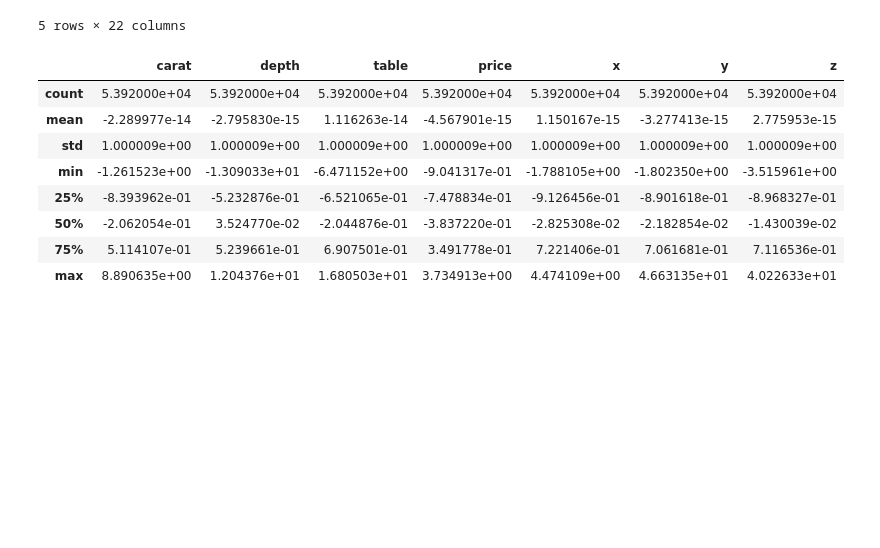
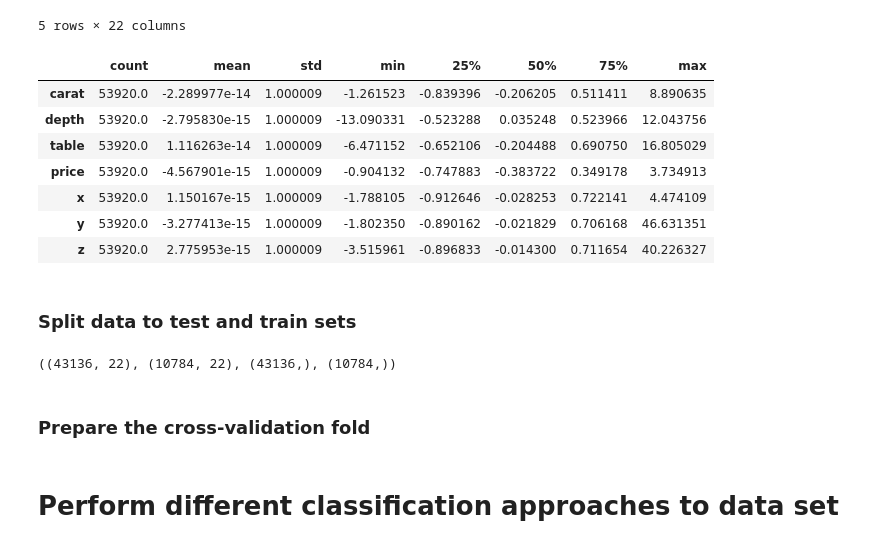
Before and after one commit to LuGeorgiev/Python-SoftUni, a Jupyter notebook: MachineLearning/15.Exam/Exam 15.11.2020 Lyubomir Georgiev.ipynb, the cells around one changed output. Cells and saved outputs as stored; diff of their text form; code cells hidden in the pictures; blank space fills up the shorter version.

```diff
--- a/MachineLearning/15.Exam/Exam 15.11.2020 Lyubomir Georgiev.ipynb
+++ b/MachineLearning/15.Exam/Exam 15.11.2020 Lyubomir Georgiev.ipynb
@@ -160,14 +177,26 @@ diamonds_features.head()
 | 4 | -1.029353 | 1.082501 | 0.243131 | -0.901875 | -1.243176 | -1.214690 | -1.124583 | 0 | 0 | 0 | ... | ... |
 5 rows × 22 columns
 # %%
-diamonds_features[['carat', 'depth', 'table', 'price', 'x', 'y', 'z']].describe()
+diamonds_features[['carat', 'depth', 'table', 'price', 'x', 'y', 'z']].describe().T
 # %% [output]
-|  | carat | depth | table | price | x | y | z |
-| count | 5.392000e+04 | 5.392000e+04 | 5.392000e+04 | 5.392000e+04 | 5.392000e+04 | 5.392000e+04 | 5.392000e+04 |
-| mean | -2.289977e-14 | -2.795830e-15 | 1.116263e-14 | -4.567901e-15 | 1.150167e-15 | -3.277413e-15 | 2.775953e-15 |
-| std | 1.000009e+00 | 1.000009e+00 | 1.000009e+00 | 1.000009e+00 | 1.000009e+00 | 1.000009e+00 | 1.000009e+00 |
-| min | -1.261523e+00 | -1.309033e+01 | -6.471152e+00 | -9.041317e-01 | -1.788105e+00 | -1.802350e+00 | -3.515961e+00 |
-| 25% | -8.393962e-01 | -5.232876e-01 | -6.521065e-01 | -7.478834e-01 | -9.126456e-01 | -8.901618e-01 | -8.968327e-01 |
-| 50% | -2.062054e-01 | 3.524770e-02 | -2.044876e-01 | -3.837220e-01 | -2.825308e-02 | -2.182854e-02 | -1.430039e-02 |
-| 75% | 5.114107e-01 | 5.239661e-01 | 6.907501e-01 | 3.491778e-01 | 7.221406e-01 | 7.061681e-01 | 7.116536e-01 |
-| max | 8.890635e+00 | 1.204376e+01 | 1.680503e+01 | 3.734913e+00 | 4.474109e+00 | 4.663135e+01 | 4.022633e+01 |
+|  | count | mean | std | min | 25% | 50% | 75% | max |
+| carat | 53920.0 | -2.289977e-14 | 1.000009 | -1.261523 | -0.839396 | -0.206205 | 0.511411 | 8.890635 |
+| depth | 53920.0 | -2.795830e-15 | 1.000009 | -13.090331 | -0.523288 | 0.035248 | 0.523966 | 12.043756 |
+| table | 53920.0 | 1.116263e-14 | 1.000009 | -6.471152 | -0.652106 | -0.204488 | 0.690750 | 16.805029 |
+| price | 53920.0 | -4.567901e-15 | 1.000009 | -0.904132 | -0.747883 | -0.383722 | 0.349178 | 3.734913 |
+| x | 53920.0 | 1.150167e-15 | 1.000009 | -1.788105 | -0.912646 | -0.028253 | 0.722141 | 4.474109 |
+| y | 53920.0 | -3.277413e-15 | 1.000009 | -1.802350 | -0.890162 | -0.021829 | 0.706168 | 46.631351 |
+| z | 53920.0 | 2.775953e-15 | 1.000009 | -3.515961 | -0.896833 | -0.014300 | 0.711654 | 40.226327 |
+# %% [markdown]
+### Split data to test and train sets
+# %%
+diamonds_features_train, diamonds_features_test,diamonds_labelss_train,diamonds_labelss_test = train_test_split(
+    diamonds_features,
+    diamonds_labels,
+    train_size = 0.8,
+    stratify = diamonds_labels)
+diamonds_features_train.shape, diamonds_features_test.shape, diamonds_labelss_train.shape,diamonds_labelss_test.shape
+# %% [output]
+((43136, 22), (10784, 22), (43136,), (10784,))
+# %% [markdown]
+### Prepare the cross-validation fold
@@ -173,0 +205,2 @@ diamonds_features[['carat', 'depth', 'table', 'price', 'x', 'y', 'z']].describe(
+# %% [markdown]
+# Perform different classification approaches to data set
```
Also changed, not shown: parts of 10 cells of this notebook.
